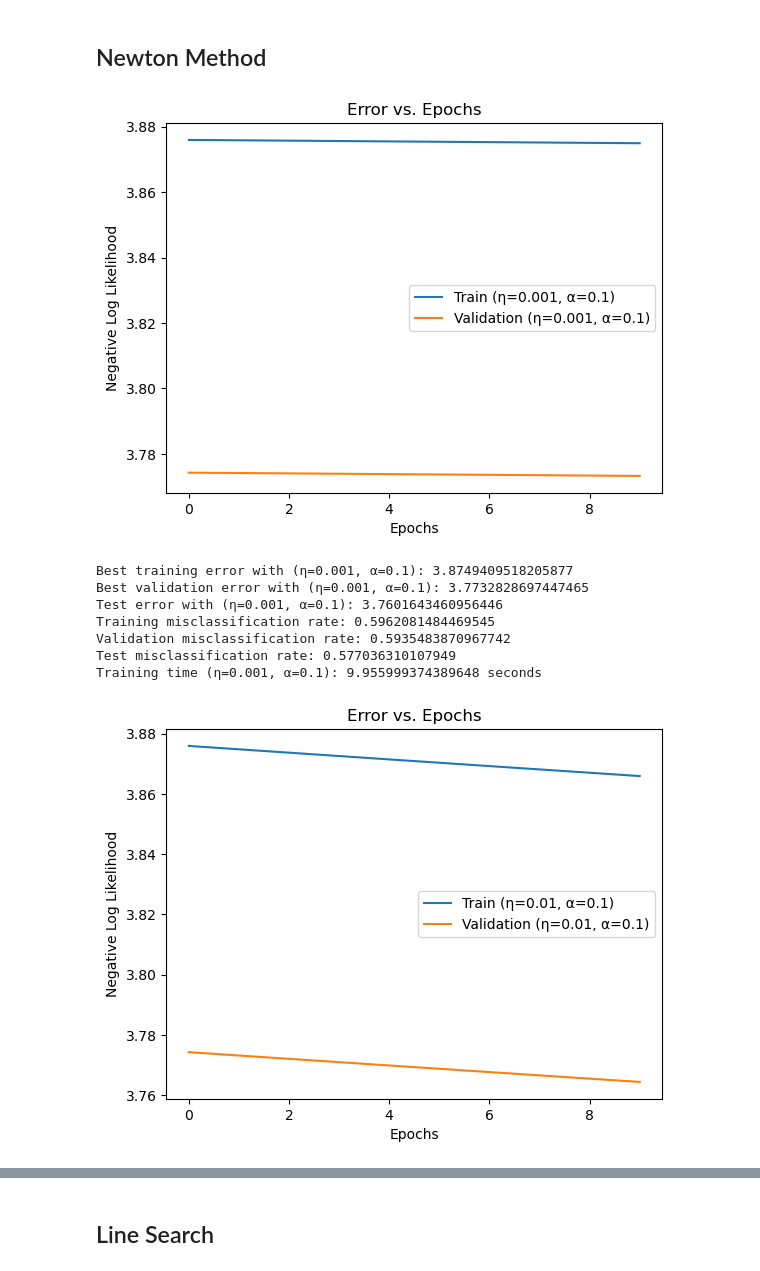
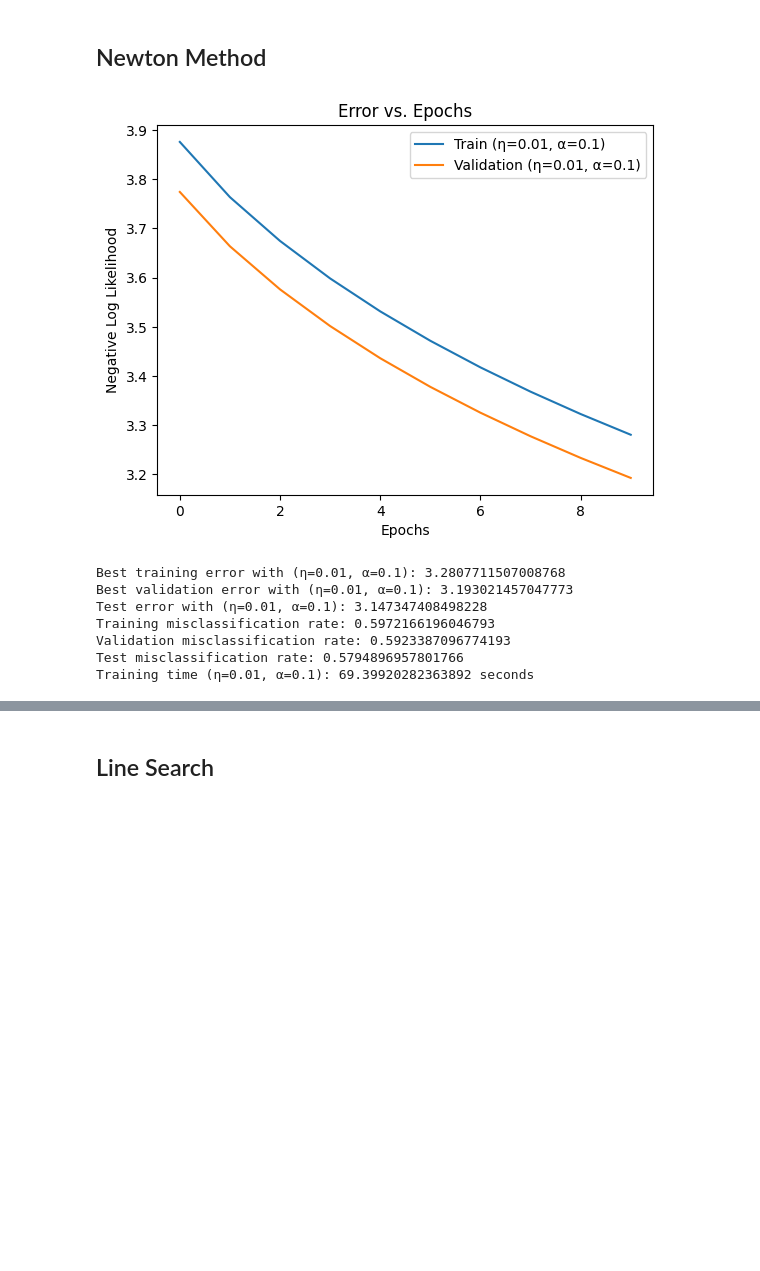
Before and after one commit to JvPost/CDSML, a Jupyter notebook: assignment4.ipynb, the cells around one changed output, grey strips where cells are left out. Cells and saved outputs as stored; diff of their text form; code cells hidden in the pictures; blank space fills up the shorter version.

```diff
--- a/assignment4.ipynb
+++ b/assignment4.ipynb
@@ -443,12 +443,12 @@ def gradient(x, y_pred, t, alpha, w):
     return nll_gradient + regularization_gradient
 
 def hessian(X, y_pred, alpha):
-    R = np.diagflat(y_pred * (1 - y_pred))
-    H = X.T @ R @ X + alpha * np.eye(X.shape[1])
+    R = np.diag(y_pred * (1 - y_pred))
+    H = (X.T @ R @ X) + alpha * np.eye(X.shape[1]) # maybe divide left part by len(X) here?
     return H
 # %%
 # redefine train
-def train(x, t, w, learning_rate, epochs, alpha, x_val=None, t_val=None):
+def train(x, t, w, epochs, alpha, x_val=None, t_val=None):
     train_errors = []
     val_errors = []
 
@@ -475,54 +475,54 @@ def train(x, t, w, learning_rate, epochs, alpha, x_val=None, t_val=None):
 
         grad = gradient(x, y_pred, t, alpha, w)
         H = hessian(x, y_pred, alpha)
+        # doesn't matter which of the following two lines you use
         delta_w = -np.linalg.inv(H) @ grad
-        w += learning_rate * delta_w
+        # delta_w = -np.linalg.solve(H, grad)
+        w += delta_w
 
     return w, train_errors, val_errors, best_train_error, best_val_error
 # %%
 # training loop
 alpha = 0.1
 
-for eta in learning_rates:
-    start_time = time.time()
+start_time = time.time()
 
-    w, train_errors, val_errors, best_train_error, best_val_error = train(train_images_bias, train_labels, w_init.copy(), eta, 10, alpha, val_images_bias, val_labels)
+w, train_errors, val_errors, best_train_error, best_val_error = train(train_images_bias, train_labels, w_init.copy(), 10, alpha, val_images_bias, val_labels)
 
-    end_time = time.time()
-    elapsed_time = end_time - start_time
+end_time = time.time()
+elapsed_time = end_time - start_time
 
-    plt.plot(train_errors, label=f'Train (η={eta}, α={alpha})')
-    plt.plot(val_errors, label=f'Validation (η={eta}, α={alpha})')
-    plt.xlabel('Epochs')
-    plt.ylabel('Negative Log Likelihood')
-    plt.legend()
-    plt.title('Error vs. Epochs')
-    plt.show()
+plt.plot(train_errors, label=f'Train (η={eta}, α={alpha})')
+plt.plot(val_errors, label=f'Validation (η={eta}, α={alpha})')
+plt.xlabel('Epochs')
+plt.ylabel('Negative Log Likelihood')
+plt.legend()
+plt.title('Error vs. Epochs')
+plt.show()
 
-    y_train_pred = predict(train_images_bias, w)
-    train_misclass_rate = misclassification_rate(y_train_pred, train_labels)
+y_train_pred = predict(train_images_bias, w)
+train_misclass_rate = misclassification_rate(y_train_pred, train_labels)
 
-    y_val_pred = predict(val_images_bias, w)
-    val_misclass_rate = misclassification_rate(y_val_pred, val_labels)
+y_val_pred = predict(val_images_bias, w)
+val_misclass_rate = misclassification_rate(y_val_pred, val_labels)
 
-    y_test_pred = predict(test_images_bias, w)
-    test_error = NLL(y_test_pred, test_labels)
-    test_misclass_rate = misclassification_rate(y_test_pred, test_labels)
+y_test_pred = predict(test_images_bias, w)
+test_error = NLL(y_test_pred, test_labels)
+test_misclass_rate = misclassification_rate(y_test_pred, test_labels)
 
-    print(f"Best training error with (η={eta}, α={alpha}): {best_train_error}")
-    print(f"Best validation error with (η={eta}, α={alpha}): {best_val_error}")
-    print(f"Test error with (η={eta}, α={alpha}): {test_error}")
-    print(f"Training misclassification rate: {train_misclass_rate}")
-    print(f"Validation misclassification rate: {val_misclass_rate}")
-    print(f"Test misclassification rate: {test_misclass_rate}")
-    print(f"Training time (η={eta}, α={alpha}): {elapsed_time} seconds")
+print(f"Best training error with (η={eta}, α={alpha}): {best_train_error}")
+print(f"Best validation error with (η={eta}, α={alpha}): {best_val_error}")
+print(f"Test error with (η={eta}, α={alpha}): {test_error}")
+print(f"Training misclassification rate: {train_misclass_rate}")
+print(f"Validation misclassification rate: {val_misclass_rate}")
+print(f"Test misclassification rate: {test_misclass_rate}")
+print(f"Training time (η={eta}, α={alpha}): {elapsed_time} seconds")
 # %% [output]
-[figure, old version]
+[figure, new version]
-Best training error with (η=0.001, α=0.1): 3.8749409518205877
-Best validation error with (η=0.001, α=0.1): 3.7732828697447465
-Test error with (η=0.001, α=0.1): 3.7601643460956446
-Training misclassification rate: 0.5962081484469545
-Validation misclassification rate: 0.5935483870967742
-Test misclassification rate: 0.577036310107949
-Training time (η=0.001, α=0.1): 9.955999374389648 seconds
+Best training error with (η=0.01, α=0.1): 3.2807711507008768
+Best validation error with (η=0.01, α=0.1): 3.193021457047773
+Test error with (η=0.01, α=0.1): 3.147347408498228
+Training misclassification rate: 0.5972166196046793
+Validation misclassification rate: 0.5923387096774193
+Test misclassification rate: 0.5794896957801766
+Training time (η=0.01, α=0.1): 69.39920282363892 seconds
-[figure, removed]
```
Also changed, not shown: parts of 4 cells of this notebook, 1 other file.
